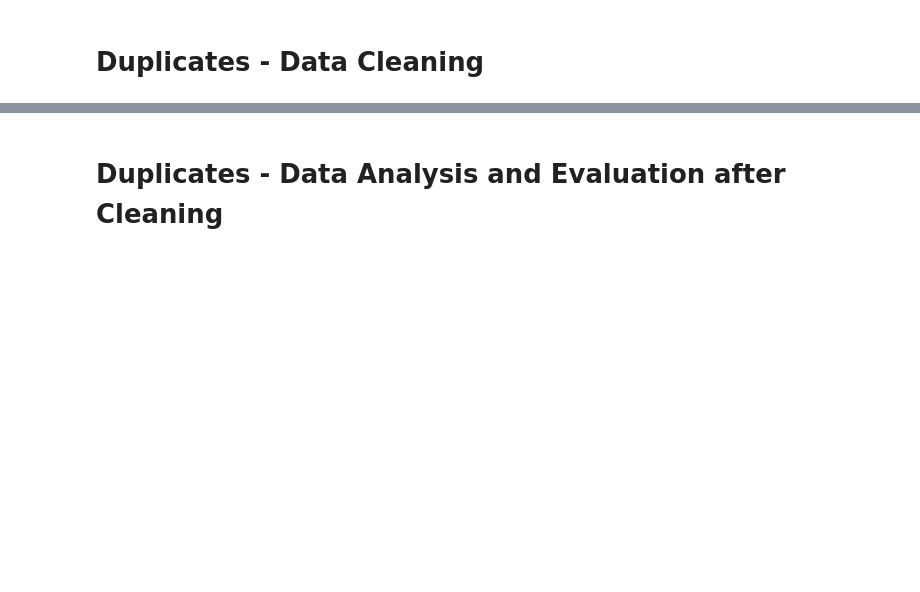
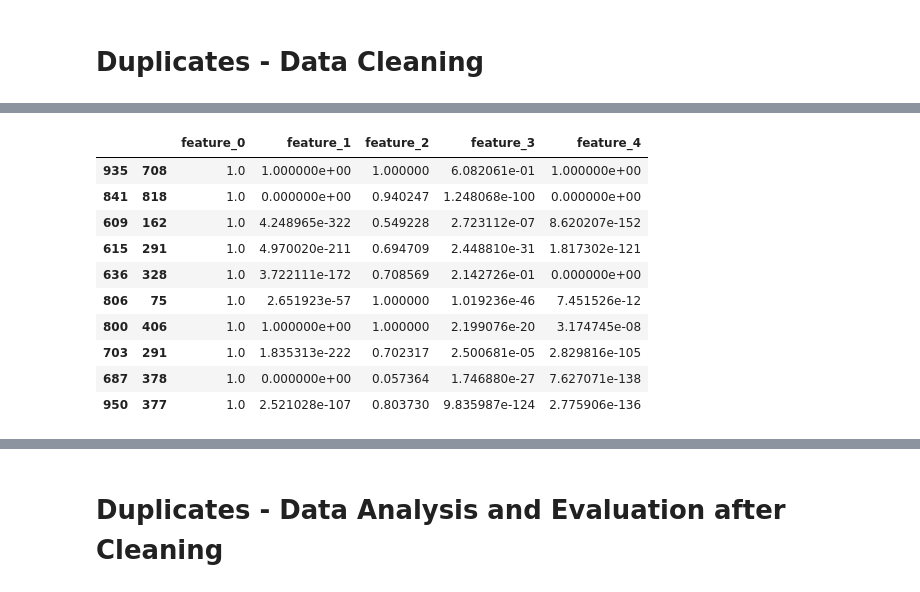
Before and after one commit to LucaGerin/Data_Quality_Project_polimi, a Jupyter notebook: DQProject_Gerin_Galimberti.ipynb, the cells around one changed output, grey strips where cells are left out. Drawn from its saved outputs; the diff is of its cells as text; code cells hidden in the pictures; blank space fills up the shorter version.

```diff
--- a/DQProject_Gerin_Galimberti.ipynb
+++ b/DQProject_Gerin_Galimberti.ipynb
@@ -842,0 +938,17 @@ Training for MLP...
+# %%
+#sort features putting before the tuples with 'feature_0' = 1
+features = features.sort_values(by=['feature_0'], ascending=False)
+
+features.head(10)
+# %% [output]
+|  |  | feature_0 | feature_1 | feature_2 | feature_3 | feature_4 |
+| 935 | 708 | 1.0 | 1.000000e+00 | 1.000000 | 6.082061e-01 | 1.000000e+00 |
+| 841 | 818 | 1.0 | 0.000000e+00 | 0.940247 | 1.248068e-100 | 0.000000e+00 |
+| 609 | 162 | 1.0 | 4.248965e-322 | 0.549228 | 2.723112e-07 | 8.620207e-152 |
+| 615 | 291 | 1.0 | 4.970020e-211 | 0.694709 | 2.448810e-31 | 1.817302e-121 |
+| 636 | 328 | 1.0 | 3.722111e-172 | 0.708569 | 2.142726e-01 | 0.000000e+00 |
+| 806 | 75 | 1.0 | 2.651923e-57 | 1.000000 | 1.019236e-46 | 7.451526e-12 |
+| 800 | 406 | 1.0 | 1.000000e+00 | 1.000000 | 2.199076e-20 | 3.174745e-08 |
+| 703 | 291 | 1.0 | 1.835313e-222 | 0.702317 | 2.500681e-05 | 2.829816e-105 |
+| 687 | 378 | 1.0 | 0.000000e+00 | 0.057364 | 1.746880e-27 | 7.627071e-138 |
+| 950 | 377 | 1.0 | 2.521028e-107 | 0.803730 | 9.835987e-124 | 2.775906e-136 |
```
Also changed, not shown: parts of 36 cells of this notebook.
